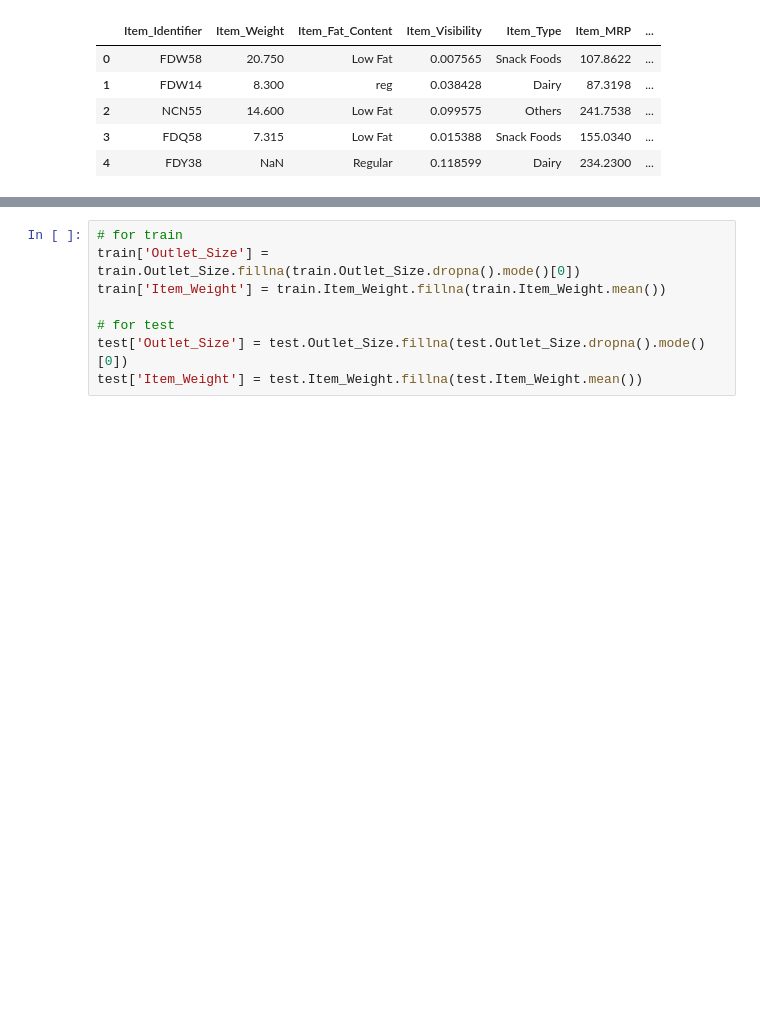
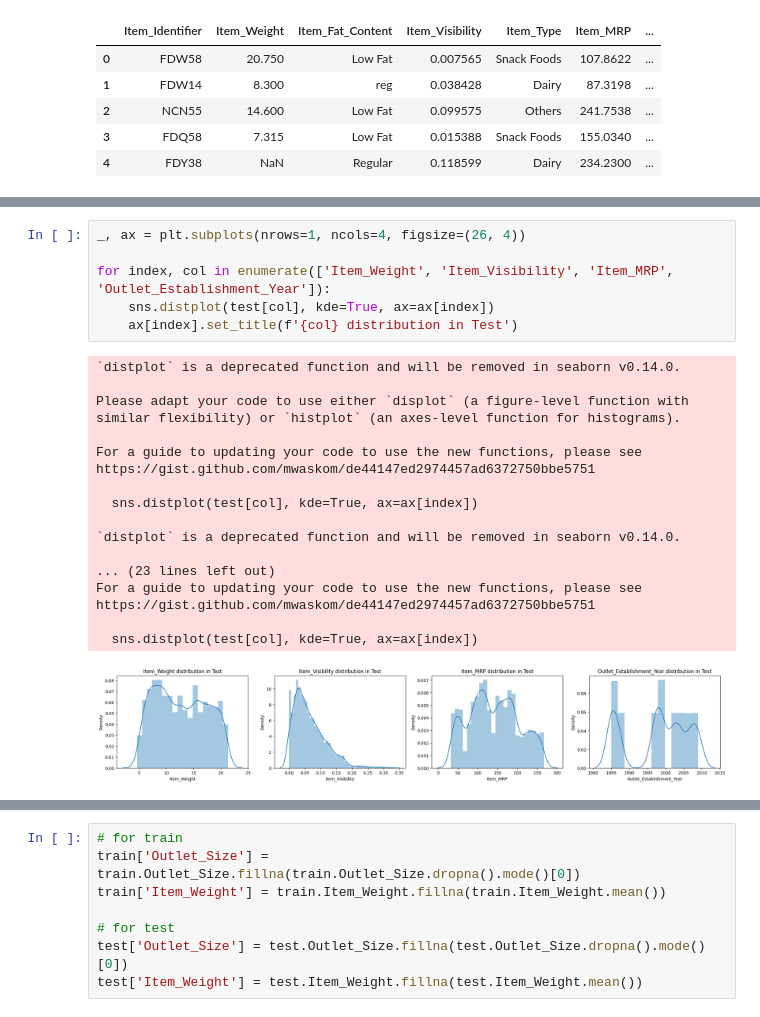
Before and after one commit to Adler-1014/SNU_ML_GROUP2, a Jupyter notebook: seyoung/bigmart.ipynb, the cells around one changed output, grey strips where cells are left out. Drawn from its saved outputs; the diff is of its cells as text; blank space fills up the shorter version.

```diff
--- a/seyoung/bigmart.ipynb
+++ b/seyoung/bigmart.ipynb
@@ -45,0 +102,25 @@ test.head()
+# %%
+_, ax = plt.subplots(nrows=1, ncols=4, figsize=(26, 4))
+
+for index, col in enumerate(['Item_Weight', 'Item_Visibility', 'Item_MRP', 'Outlet_Establishment_Year']):
+    sns.distplot(test[col], kde=True, ax=ax[index])
+    ax[index].set_title(f'{col} distribution in Test')
+# %% [output]
+`distplot` is a deprecated function and will be removed in seaborn v0.14.0.
+
+Please adapt your code to use either `displot` (a figure-level function with
+similar flexibility) or `histplot` (an axes-level function for histograms).
+
+For a guide to updating your code to use the new functions, please see
+https://gist.github.com/mwaskom/de44147ed2974457ad6372750bbe5751
+
+  sns.distplot(test[col], kde=True, ax=ax[index])
+
+`distplot` is a deprecated function and will be removed in seaborn v0.14.0.
+
+... (23 lines left out)
+For a guide to updating your code to use the new functions, please see
+https://gist.github.com/mwaskom/de44147ed2974457ad6372750bbe5751
+
+  sns.distplot(test[col], kde=True, ax=ax[index])
+[figure, added]
```
Also changed, not shown: parts of 30 cells of this notebook.
